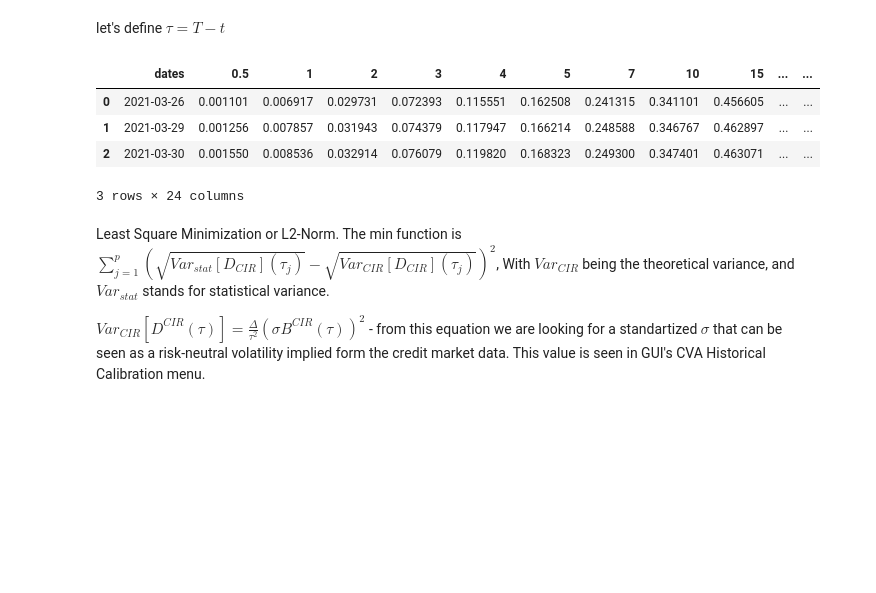
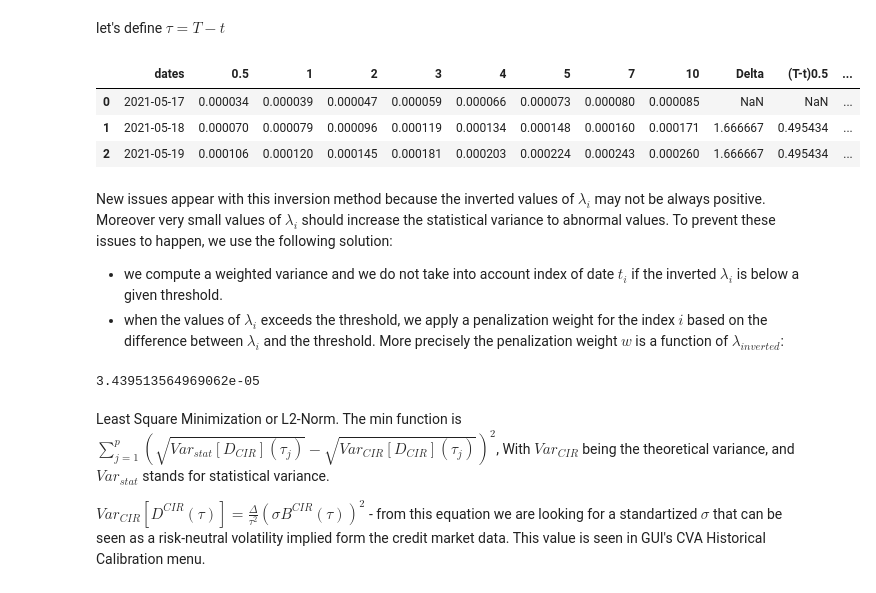
Before and after one commit to Felhaba/Modelling, a Jupyter notebook: CreditCalibration_Vol.ipynb, the cells around one changed output. Cells and saved outputs as stored; diff of their text form; code cells hidden in the pictures; blank space fills up the shorter version.

```diff
--- a/CreditCalibration_Vol.ipynb
+++ b/CreditCalibration_Vol.ipynb
@@ -25,0 +57,4 @@ df_egypt.head(3)
+# %%
+df_w = pd.DataFrame()
+df_w['weights'] = [x/(n_obs*1.1) for x in range(1, n_obs)]
+df_w['dates'] = df_egypt['dates']
@@ -25,0 +77,3 @@ df_egypt.head(3)
+# %%
+for i in df_egypt.columns[1::]:
+  df_egypt[i] = df_egypt[i] * df_w['weights'] #df_egypt[i] / (df_egypt[i].max() - df_egypt[i].min())
@@ -26,3 +92,6 @@ df_egypt.head(3)
+# %%
+#store the number of columns (will be used in computing delta)
+n_col = len(df_egypt.columns)
 # %%
 df_egypt['dates'] = pd.to_datetime(df_egypt['dates'], format='%m/%d/%Y')
 # %%
@@ -40,7 +109,7 @@ This delta can be seen as normalized change in default intensity/probablity of d
 #D_i CIR by pillar
 df_egypt_di = pd.DataFrame()
 
-for i in df_egypt.columns[1:12]:
+for i in df_egypt.columns[1:n_col]:
   name = 'Di_' + i
   df_egypt_di[name] = df_egypt[i].diff()/np.sqrt(df_egypt[i].shift(1))
 
@@ -53,17 +122,16 @@ df_egypt_di.head(2)
 let's define $\tau = T - t$
 # %%
 #(T-t) by pillar
-for i in df_egypt.columns[1:12]:
+for i in df_egypt.columns[1:n_col]:
   name = '(T-t)' + i
   df_egypt[name] = float(i) - df_egypt['Delta']/365
 
-# df_egypt.head(3)
+df_egypt.head(3)
 # %% [output]
-|  | dates | 0.5 | 1 | 2 | 3 | 4 | 5 | 7 | 10 | 15 | ... | ... |
-| 0 | 2021-03-26 | 0.001101 | 0.006917 | 0.029731 | 0.072393 | 0.115551 | 0.162508 | 0.241315 | 0.341101 | 0.456605 | ... | ... |
-| 1 | 2021-03-29 | 0.001256 | 0.007857 | 0.031943 | 0.074379 | 0.117947 | 0.166214 | 0.248588 | 0.346767 | 0.462897 | ... | ... |
-| 2 | 2021-03-30 | 0.001550 | 0.008536 | 0.032914 | 0.076079 | 0.119820 | 0.168323 | 0.249300 | 0.347401 | 0.463071 | ... | ... |
+|  | dates | 0.5 | 1 | 2 | 3 | 4 | 5 | 7 | 10 | Delta | (T-t)0.5 | ... |
+| 0 | 2021-05-17 | 0.000034 | 0.000039 | 0.000047 | 0.000059 | 0.000066 | 0.000073 | 0.000080 | 0.000085 | NaN | NaN | ... |
+| 1 | 2021-05-18 | 0.000070 | 0.000079 | 0.000096 | 0.000119 | 0.000134 | 0.000148 | 0.000160 | 0.000171 | 1.666667 | 0.495434 | ... |
+| 2 | 2021-05-19 | 0.000106 | 0.000120 | 0.000145 | 0.000181 | 0.000203 | 0.000224 | 0.000243 | 0.000260 | 1.666667 | 0.495434 | ... |
-3 rows × 24 columns
 # %%
 cnt = df_egypt.shape[0] #count the number of rows
 days_diff = (df_egypt['dates'].iloc[-1] - df_egypt['dates'].iloc[0]).days #number of days in the df
@@ -73,3 +141,15 @@ Tau = df_egypt.columns[1:12] #list of pillars
+# %% [markdown]
+New issues appear with this inversion method because the inverted values of $\lambda_i$ may not be always positive. Moreover very small values of
+$\lambda_i$ should increase the statistical variance to abnormal values. To prevent these issues to happen, we use the following solution:
+* we compute a weighted variance and we do not take into account index of date
+$t_i$ if the inverted $\lambda_i$ is below a given threshold.
+* when the values of $\lambda_i$ exceeds the threshold, we apply a penalization weight for the index $i$ based on the difference between $\lambda_i$ and the threshold.
+More precisely the penalization weight $w$ is a function of $\lambda_{inverted}$:
+# %%
+df_egypt_weight = df_egypt.iloc[::, 1:n_col]
+df_egypt_weight['0.5'].min()
+# %% [output]
+3.439513564969062e-05
 # %%
 #compute historical std
 std_stat = list(df_egypt_di.std(axis = 0))
```
Also changed, not shown: parts of 23 cells of this notebook.
